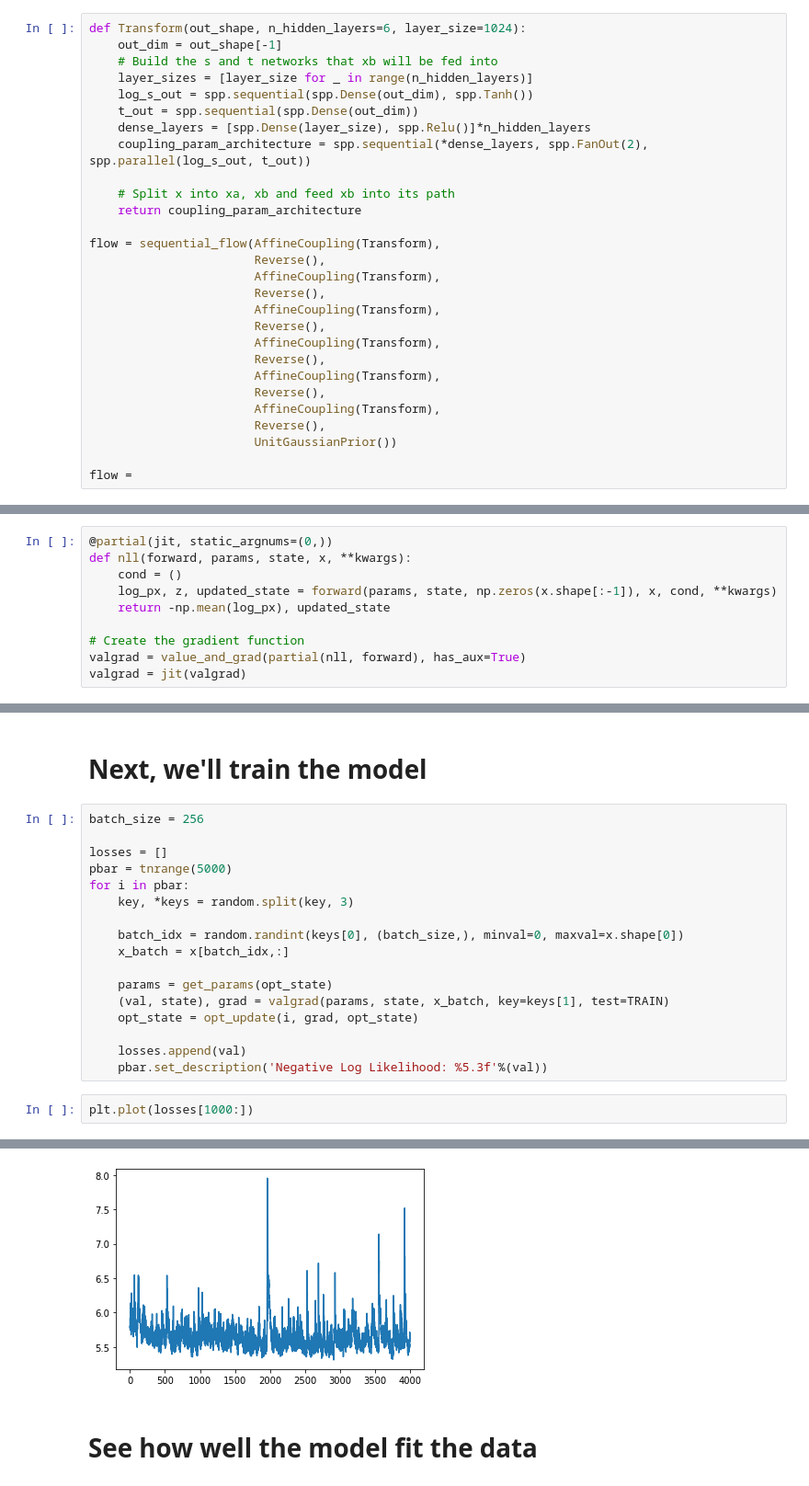
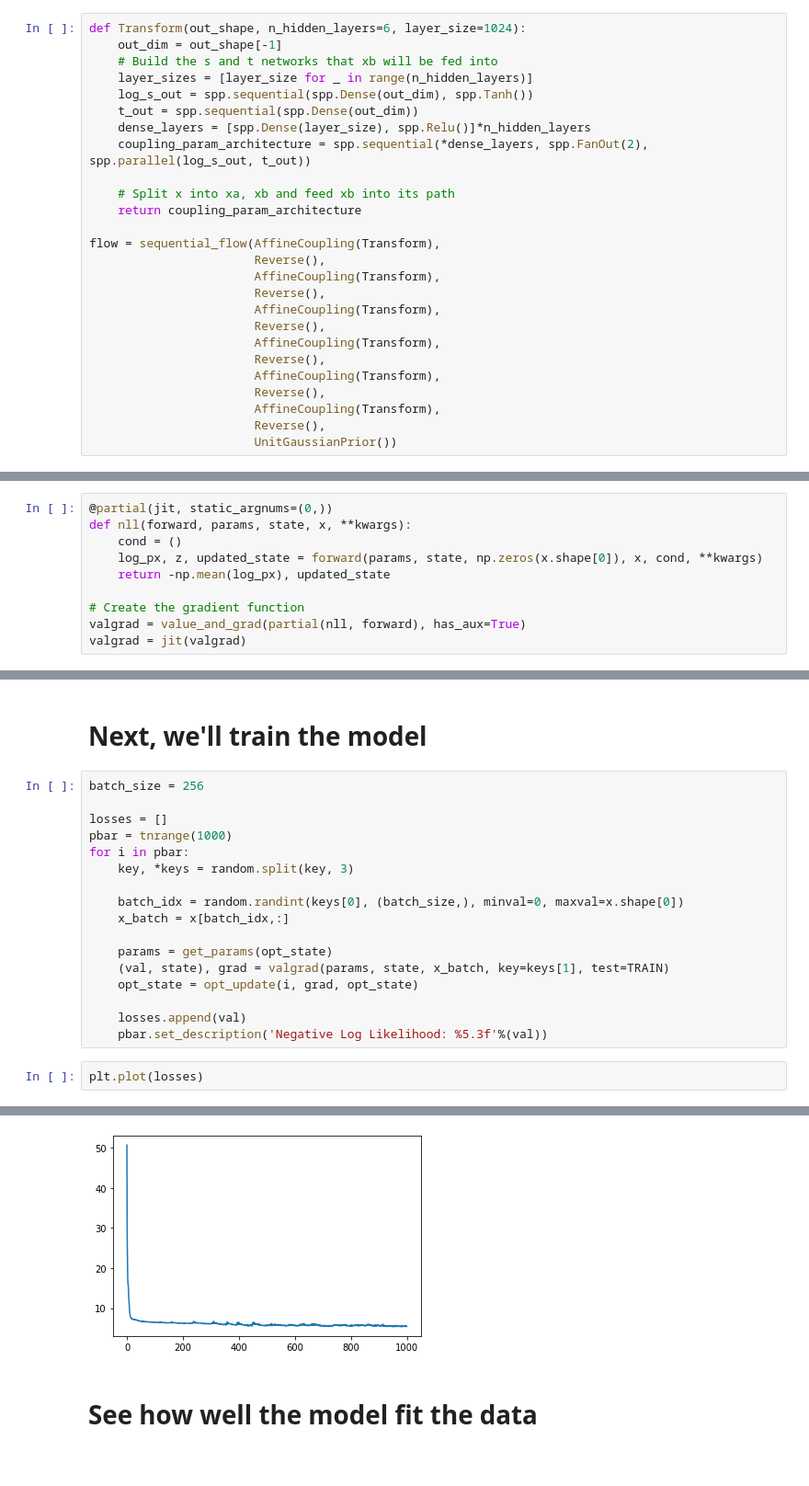
Before and after one commit to Information-Fusion-Lab-Umass/NuX, a Jupyter notebook: Toy Example.ipynb, the cells around one changed output, grey strips where cells are left out. Shown at 92% size. Cells and saved outputs as stored; diff of their text form.

```diff
--- a/Toy Example.ipynb
+++ b/Toy Example.ipynb
@@ -50,8 +55,6 @@ flow = sequential_flow(AffineCoupling(Transform),
                        AffineCoupling(Transform),
                        Reverse(),
                        UnitGaussianPrior())
-
-flow =
 # %% [markdown]
 # Initialize our model
 # %%
@@ -70,7 +73,7 @@ names, output_shape, params, state = init_fun(key, input_shape, condition_shape)
 @partial(jit, static_argnums=(0,))
 def nll(forward, params, state, x, **kwargs):
     cond = ()
-    log_px, z, updated_state = forward(params, state, np.zeros(x.shape[:-1]), x, cond, **kwargs)
+    log_px, z, updated_state = forward(params, state, np.zeros(x.shape[0]), x, cond, **kwargs)
     return -np.mean(log_px), updated_state
 
 # Create the gradient function
@@ -88,7 +91,7 @@ opt_state = opt_init(params)
 batch_size = 256
 
 losses = []
-pbar = tnrange(5000)
+pbar = tnrange(1000)
 for i in pbar:
     key, *keys = random.split(key, 3)
 
@@ -102,10 +105,10 @@ for i in pbar:
     losses.append(val)
     pbar.set_description('Negative Log Likelihood: %5.3f'%(val))
 # %%
-plt.plot(losses[1000:])
+plt.plot(losses)
 # %% [output]
 [<matplotlib.lines.Line2D at 0x...>]
-[figure, old version]
+[figure, new version]
 # %% [markdown]
 # See how well the model fit the data
 # %%
```
Also changed, not shown: parts of 2 cells of this notebook, 4 other files.
